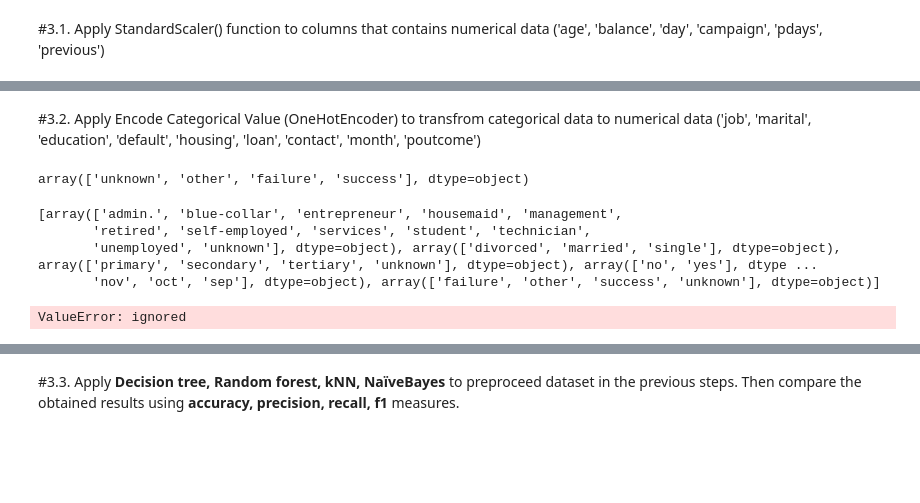
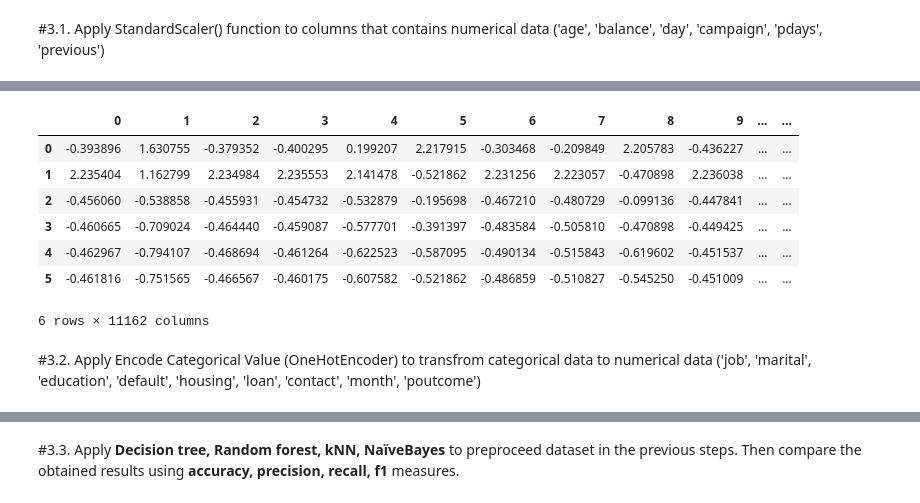
Before and after one commit to nguyenminhduc0233/NguyenMinhDuc_ML_2023, a Jupyter notebook: Lab_6_20130233_NguyenMinhDuc.ipynb, the cells around one changed output, grey strips where cells are left out. Drawn from its saved outputs; the diff is of its cells as text; code cells hidden in the pictures; blank space fills up the shorter version.

```diff
--- a/Lab_6_20130233_NguyenMinhDuc.ipynb
+++ b/Lab_6_20130233_NguyenMinhDuc.ipynb
@@ -110,31 +150,19 @@ print(scale)
+# %%
+scaler = StandardScaler()
+
+data2 = [data['age'],data['balance'],data['day'],data['campaign'],data['pdays'],data['previous']]
+
+
+df_stand = pd.DataFrame(scaler.fit_transform(data2))
+df_stand
+# %% [output]
+|  | 0 | 1 | 2 | 3 | 4 | 5 | 6 | 7 | 8 | 9 | ... | ... |
+| 0 | -0.393896 | 1.630755 | -0.379352 | -0.400295 | 0.199207 | 2.217915 | -0.303468 | -0.209849 | 2.205783 | -0.436227 | ... | ... |
+| 1 | 2.235404 | 1.162799 | 2.234984 | 2.235553 | 2.141478 | -0.521862 | 2.231256 | 2.223057 | -0.470898 | 2.236038 | ... | ... |
+| 2 | -0.456060 | -0.538858 | -0.455931 | -0.454732 | -0.532879 | -0.195698 | -0.467210 | -0.480729 | -0.099136 | -0.447841 | ... | ... |
+| 3 | -0.460665 | -0.709024 | -0.464440 | -0.459087 | -0.577701 | -0.391397 | -0.483584 | -0.505810 | -0.470898 | -0.449425 | ... | ... |
+| 4 | -0.462967 | -0.794107 | -0.468694 | -0.461264 | -0.622523 | -0.587095 | -0.490134 | -0.515843 | -0.619602 | -0.451537 | ... | ... |
+| 5 | -0.461816 | -0.751565 | -0.466567 | -0.460175 | -0.607582 | -0.521862 | -0.486859 | -0.510827 | -0.545250 | -0.451009 | ... | ... |
+6 rows × 11162 columns
 # %% [markdown]
 #3.2. Apply Encode Categorical Value (OneHotEncoder) to transfrom categorical data to numerical data ('job', 'marital', 'education', 'default', 'housing', 'loan', 'contact', 'month', 'poutcome')
-# %%
-from sklearn.preprocessing import OneHotEncoder
-import numpy as np
-# data = [['job', 'marital', 'education', 'default', 'housing', 'loan', 'contact', 'month', 'poutcome']]
-
-dataset["job"].unique()
-dataset["marital"].unique()
-dataset["education"].unique()
-dataset["default"].unique()
-dataset["housing"].unique()
-dataset["loan"].unique()
-dataset["contact"].unique()
-dataset["month"].unique()
-dataset["poutcome"].unique()
-# %% [output]
-array(['unknown', 'other', 'failure', 'success'], dtype=object)
-# %%
-ohe = OneHotEncoder()
-feature_array = ohe.fit_transform(dataset[['job', 'marital', 'education', 'default', 'housing', 'loan', 'contact', 'month', 'poutcome']]).toarray()
-feature_label = ohe.categories_
-print(feature_label)
-np.array(feature_label).ravel()
-pd.DataFrame(feature_array, columns = feature_label)
-# %% [output]
-[array(['admin.', 'blue-collar', 'entrepreneur', 'housemaid', 'management',
-       'retired', 'self-employed', 'services', 'student', 'technician',
-       'unemployed', 'unknown'], dtype=object), array(['divorced', 'married', 'single'], dtype=object), array(['primary', 'secondary', 'tertiary', 'unknown'], dtype=object), array(['no', 'yes'], dtype ...
-       'nov', 'oct', 'sep'], dtype=object), array(['failure', 'other', 'success', 'unknown'], dtype=object)]
-ValueError: ignored
```
Also changed, not shown: parts of 25 cells of this notebook.
